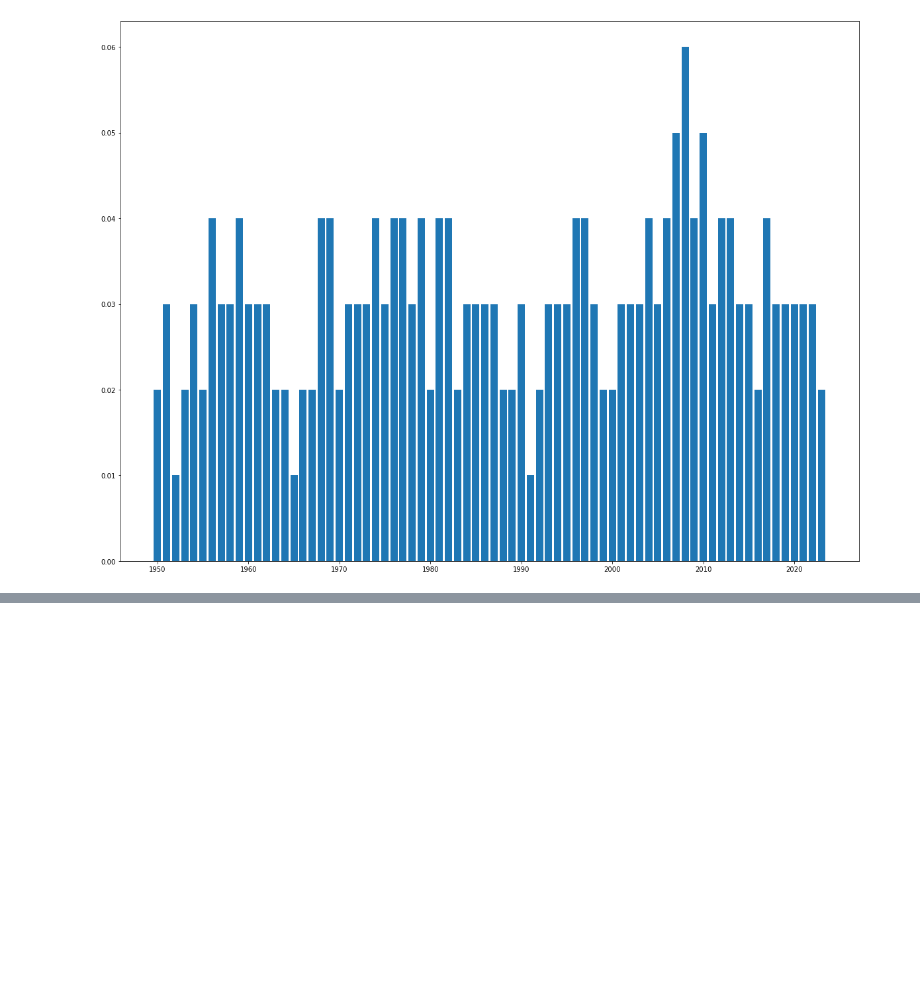
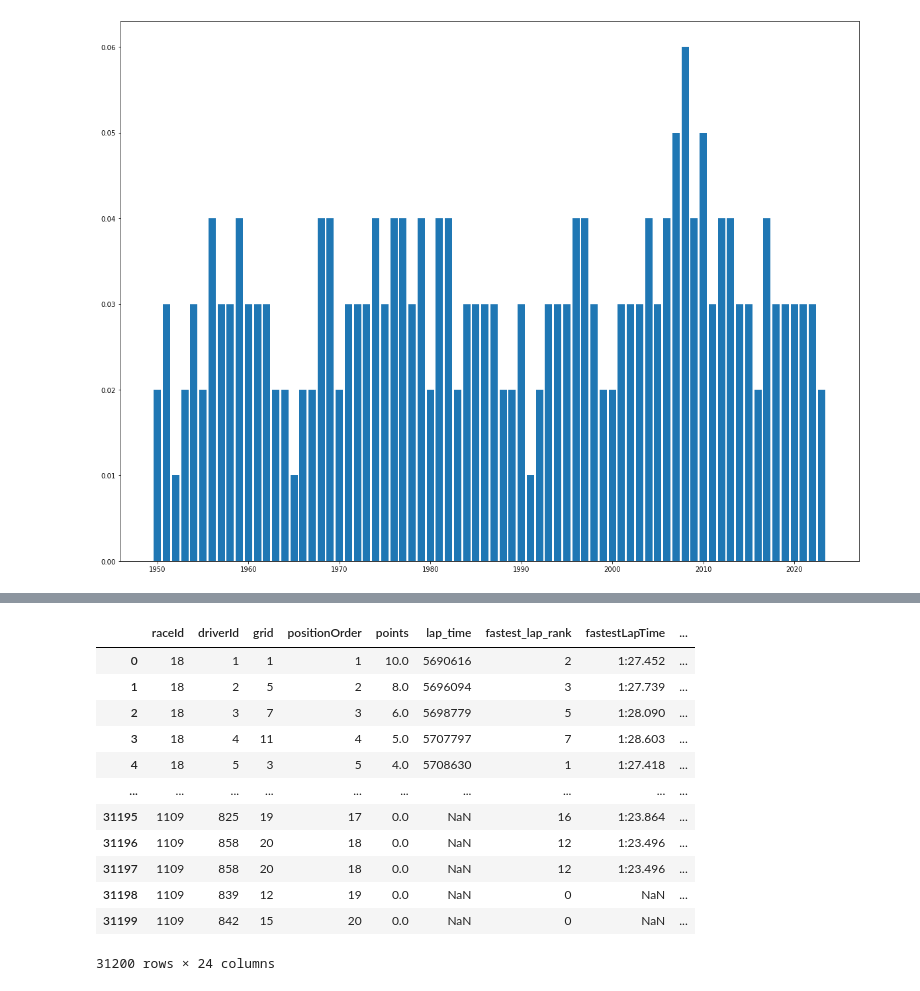
Before and after one commit to PaulOM203/MSC_Thesis_F1, a Jupyter notebook: Notebook.ipynb, the cells around one changed output, grey strips where cells are left out. Cells and saved outputs as stored; diff of their text form; code cells hidden in the pictures; blank space fills up the shorter version.

```diff
--- a/Notebook.ipynb
+++ b/Notebook.ipynb
@@ -724,0 +845,7 @@ maps
+# %%
+## Dropping surplus columns
+ML_data.drop(['number', 'position', 'positionText', 'laps', 'fastestLap', 'statusId', 'resultId',
+        'constructorId', 'time'], axis=1, inplace=True)
+
+## Replacing \N values
+ML_data.replace(r'\N', np.nan, inplace=True)
@@ -724,0 +867,19 @@ maps
+# %%
+## Converting driver_age to an integer/whole value
+
+ML_data['driver_age'] = ML_data['driver_age'].astype(int)
+ML_data
+# %% [output]
+|  | raceId | driverId | grid | positionOrder | points | lap_time | fastest_lap_rank | fastestLapTime | ... |
+| 0 | 18 | 1 | 1 | 1 | 10.0 | 5690616 | 2 | 1:27.452 | ... |
+| 1 | 18 | 2 | 5 | 2 | 8.0 | 5696094 | 3 | 1:27.739 | ... |
+| 2 | 18 | 3 | 7 | 3 | 6.0 | 5698779 | 5 | 1:28.090 | ... |
+| 3 | 18 | 4 | 11 | 4 | 5.0 | 5707797 | 7 | 1:28.603 | ... |
+| 4 | 18 | 5 | 3 | 5 | 4.0 | 5708630 | 1 | 1:27.418 | ... |
+| ... | ... | ... | ... | ... | ... | ... | ... | ... | ... |
+| 31195 | 1109 | 825 | 19 | 17 | 0.0 | NaN | 16 | 1:23.864 | ... |
+| 31196 | 1109 | 858 | 20 | 18 | 0.0 | NaN | 12 | 1:23.496 | ... |
+| 31197 | 1109 | 858 | 20 | 18 | 0.0 | NaN | 12 | 1:23.496 | ... |
+| 31198 | 1109 | 839 | 12 | 19 | 0.0 | NaN | 0 | NaN | ... |
+| 31199 | 1109 | 842 | 15 | 20 | 0.0 | NaN | 0 | NaN | ... |
+31200 rows × 24 columns
```
Also changed, not shown: parts of 10 cells of this notebook.
